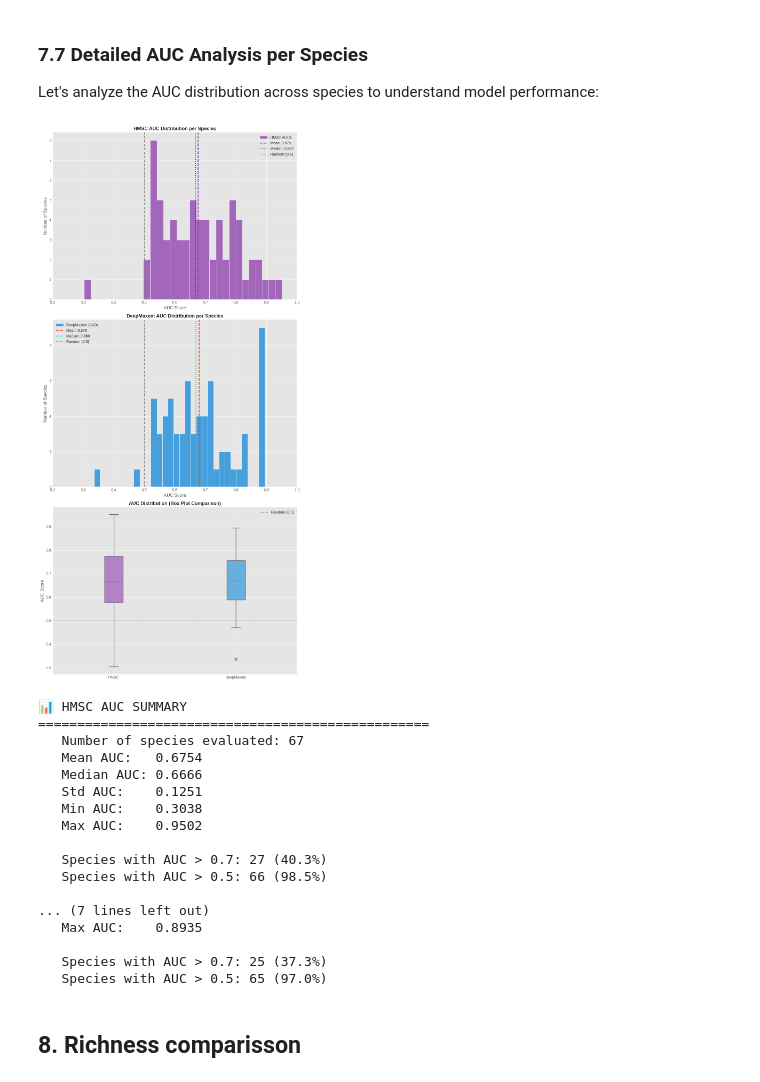
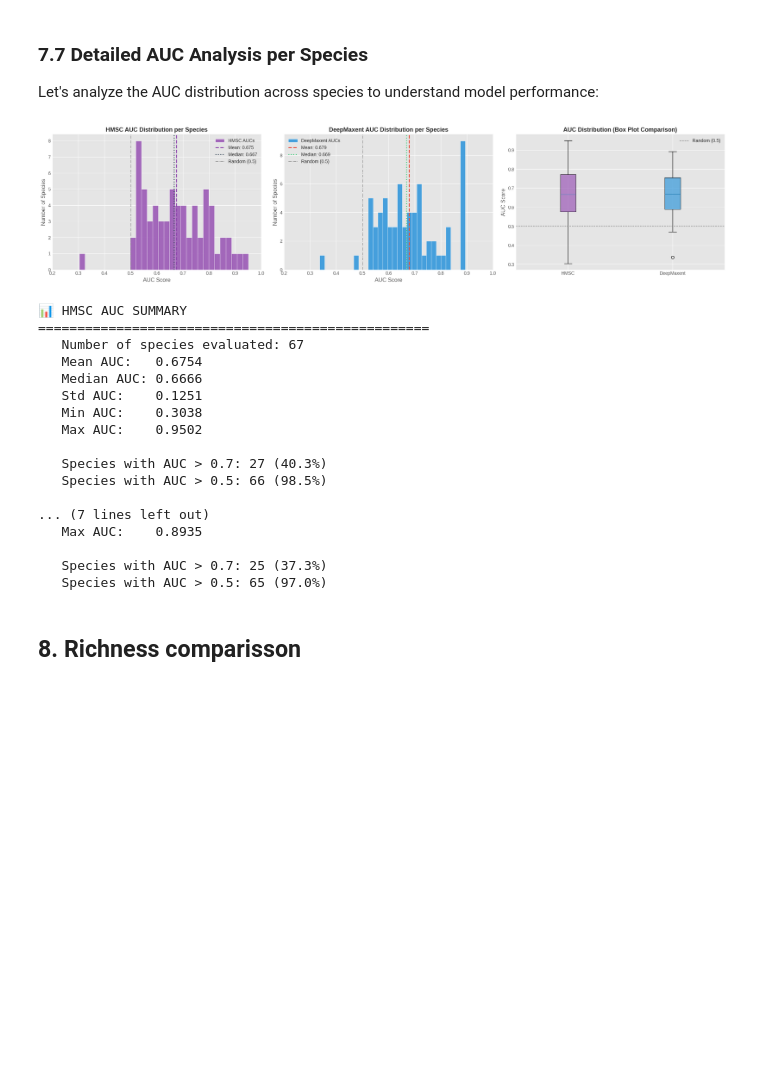
Before and after one commit to cmunozr/2026_I_AI_GU, a Jupyter notebook: Project/deepmaxent.ipynb, the cells around one changed output. Cells and saved outputs as stored; diff of their text form; code cells hidden in the pictures; blank space fills up the shorter version.

```diff
--- a/Project/deepmaxent.ipynb
+++ b/Project/deepmaxent.ipynb
@@ -1505,7 +1523,7 @@ deepmaxent_species_aucs = test_species_aucs
 deepmaxent_mean_auc = test_mean_auc
 
 # Distribution of AUC values - Now with separate histograms
-fig, axes = plt.subplots(3, 1, figsize=(10, 21)) # Increased figure size and added a third subplot
+fig, axes = plt.subplots(1, 3, figsize=(21, 5)) # Increased figure size and added a third subplot
 
 # Histogram for HMSC AUCs
 ax1 = axes[0]
@@ -1563,34 +1581,34 @@ ax3.legend(fontsize=10)
 ax3.spines['top'].set_visible(False)
 ax3.spines['right'].set_visible(False)
 
 plt.tight_layout()
 plt.show()
 
 # Summary statistics for HMSC model
 print("\n📊 HMSC AUC SUMMARY")
 print("=" * 50)
 print(f"   Number of species evaluated: {len(hmsc_species_aucs)}")
 print(f"   Mean AUC:   {np.mean(hmsc_species_aucs):.4f}")
 print(f"   Median AUC: {np.median(hmsc_species_aucs):.4f}")
 print(f"   Std AUC:    {np.std(hmsc_species_aucs):.4f}")
 print(f"   Min AUC:    {np.min(hmsc_species_aucs):.4f}")
 print(f"   Max AUC:    {np.max(hmsc_species_aucs):.4f}")
 print(f"\n   Species with AUC > 0.7: {sum(hmsc_species_aucs > 0.7)} ({100*sum(hmsc_species_aucs > 0.7)/len(hmsc_species_aucs):.1f}%)")
 print(f"   Species with AUC > 0.5: {sum(hmsc_species_aucs > 0.5)} ({100*sum(hmsc_species_aucs > 0.5)/len(hmsc_species_aucs):.1f}%)")
 
 # Summary statistics for Deepmaxent model
 print("\n📊 DeepMaxent AUC SUMMARY")
 print("=" * 50)
 print(f"   Number of species evaluated: {len(test_species_aucs)}")
 print(f"   Mean AUC:   {np.mean(test_species_aucs):.4f}")
 print(f"   Median AUC: {np.median(test_species_aucs):.4f}")
 print(f"   Std AUC:    {np.std(test_species_aucs):.4f}")
 print(f"   Min AUC:    {np.min(test_species_aucs):.4f}")
 print(f"   Max AUC:    {np.max(test_species_aucs):.4f}")
 print(f"\n   Species with AUC > 0.7: {sum(np.array(test_species_aucs) > 0.7)} ({100*sum(np.array(test_species_aucs) > 0.7)/len(test_species_aucs):.1f}%)")
 print(f"   Species with AUC > 0.5: {sum(np.array(test_species_aucs) > 0.5)} ({100*sum(np.array(test_species_aucs) > 0.5)/len(test_species_aucs):.1f}%)")
 # %% [output]
-[figure, old version]
+[figure, new version]
 📊 HMSC AUC SUMMARY
 ==================================================
    Number of species evaluated: 67
```
Also changed, not shown: parts of 3 cells of this notebook.
